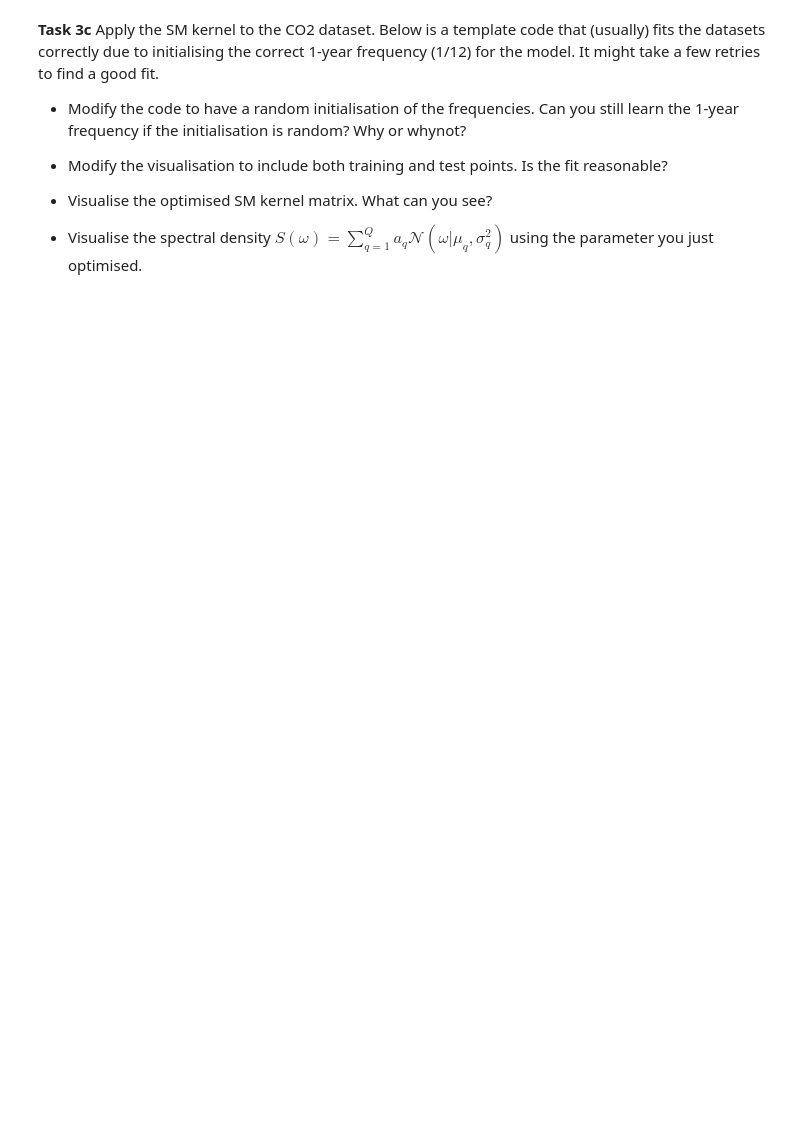
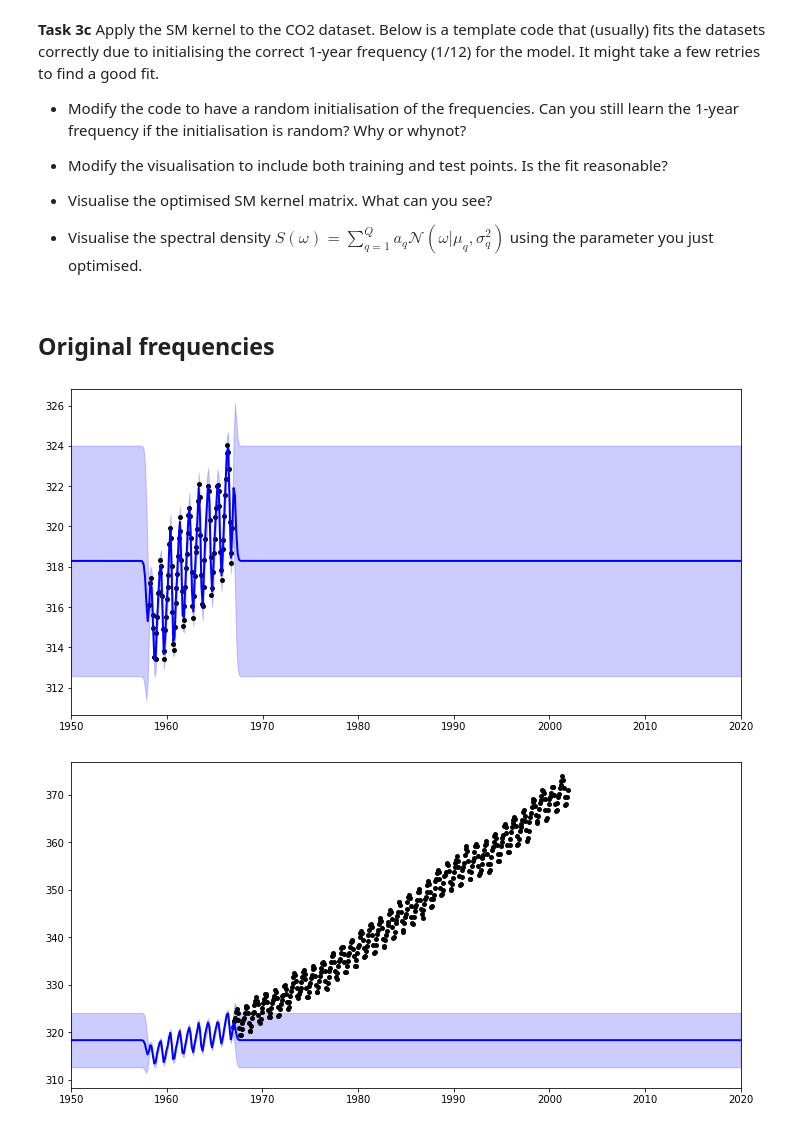
Before and after one commit to talayeha/gaussian-process, a Jupyter notebook: lab4/lab4.ipynb, the cells around one changed output. Cells and saved outputs as stored; diff of their text form; code cells hidden in the pictures; blank space fills up the shorter version.

```diff
--- a/lab4/lab4.ipynb
+++ b/lab4/lab4.ipynb
@@ -642,20 +683,26 @@ Ytr = Y[0:100]
 Xts = X[100:]
 Yts = Y[100:]
 
-
-# set SM kernel model
-ksm = UnivariateSMkernel( Q = 3, freqs = [0.083, 1.0, 0.5], ells = [0.01, 0.01, 0.01], amps = [20,20,20] )
-#ksm = UnivariateSMkernel( Q = 10 )
-m = gpflow.models.GPR( (Xtr,Ytr), kernel = ksm )
-m.likelihood.variance.assign(0.1)
-set_trainable(m.likelihood.variance, False)
-
-# optimize
-opt = gpflow.optimizers.Scipy()
-opt.minimize( m.training_loss, variables=m.trainable_variables )
-
-# print
-gpflow.utilities.print_summary(m)
-
-# plot
-plotgp(m, Xtr, Ytr, 1950., 2020.)
+random_freqs = np.random.random(3)
+fixed_freqs = [0.083, 1.0, 0.5]
+# %%
+def cal(freqs):
+    # set SM kernel model
+    ksm = UnivariateSMkernel( Q = 3, freqs = freqs, ells = [0.01, 0.01, 0.01], amps = [20,20,20] )
+    #ksm = UnivariateSMkernel( Q = 10 )
+    m = gpflow.models.GPR( (Xtr,Ytr), kernel = ksm )
+    m.likelihood.variance.assign(0.1)
+    set_trainable(m.likelihood.variance, False)
+
+    # optimize
+    opt = gpflow.optimizers.Scipy()
+    opt.minimize( m.training_loss, variables=m.trainable_variables )
+    plotgp(m, Xtr, Ytr, 1950., 2020.)
+    plotgp(m, Xts, Yts, 1950., 2020.)
+# %% [markdown]
+## Original frequencies
+# %%
+cal(fixed_freqs)
+# %% [output]
+[figure, added]
+[figure, added]
```
Also changed, not shown: parts of 14 cells of this notebook, 1 other file.
